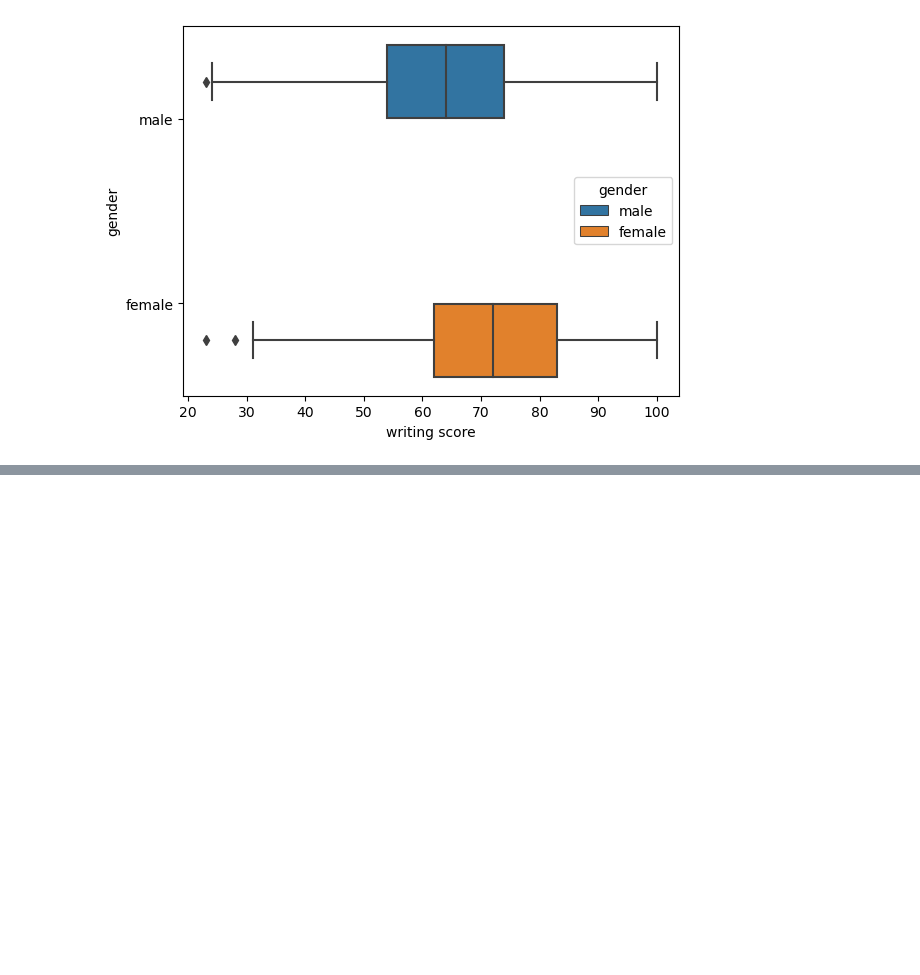
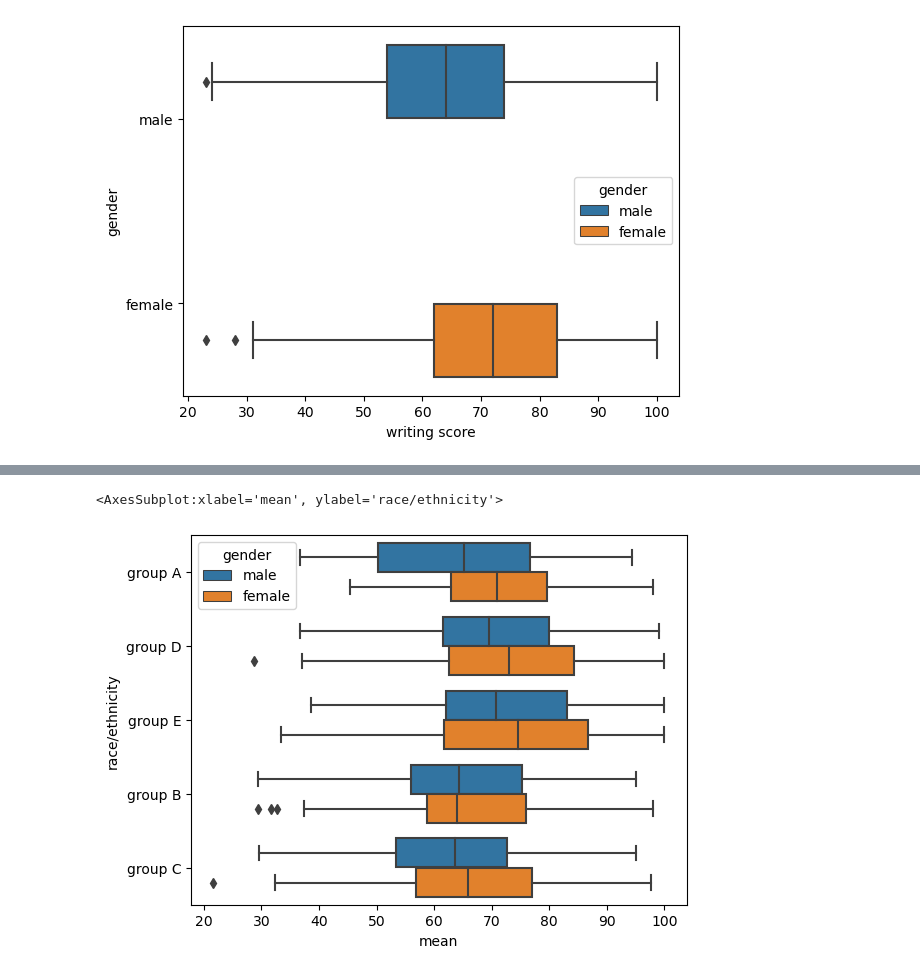
Before and after one commit to Leonardo010/Performance_de_estudantes, a Jupyter notebook: Student_performance_analysis.ipynb, the cells around one changed output, grey strips where cells are left out. Cells and saved outputs as stored; diff of their text form; code cells hidden in the pictures; blank space fills up the shorter version.

```diff
--- a/Student_performance_analysis.ipynb
+++ b/Student_performance_analysis.ipynb
@@ -442,0 +528,5 @@ Características que favorecem a nota: lunch standard,
+# %%
+quick_box('mean', 'race/ethnicity')
+# %% [output]
+<AxesSubplot:xlabel='mean', ylabel='race/ethnicity'>
+[figure, added]
```
Also changed, not shown: parts of 55 cells of this notebook.
